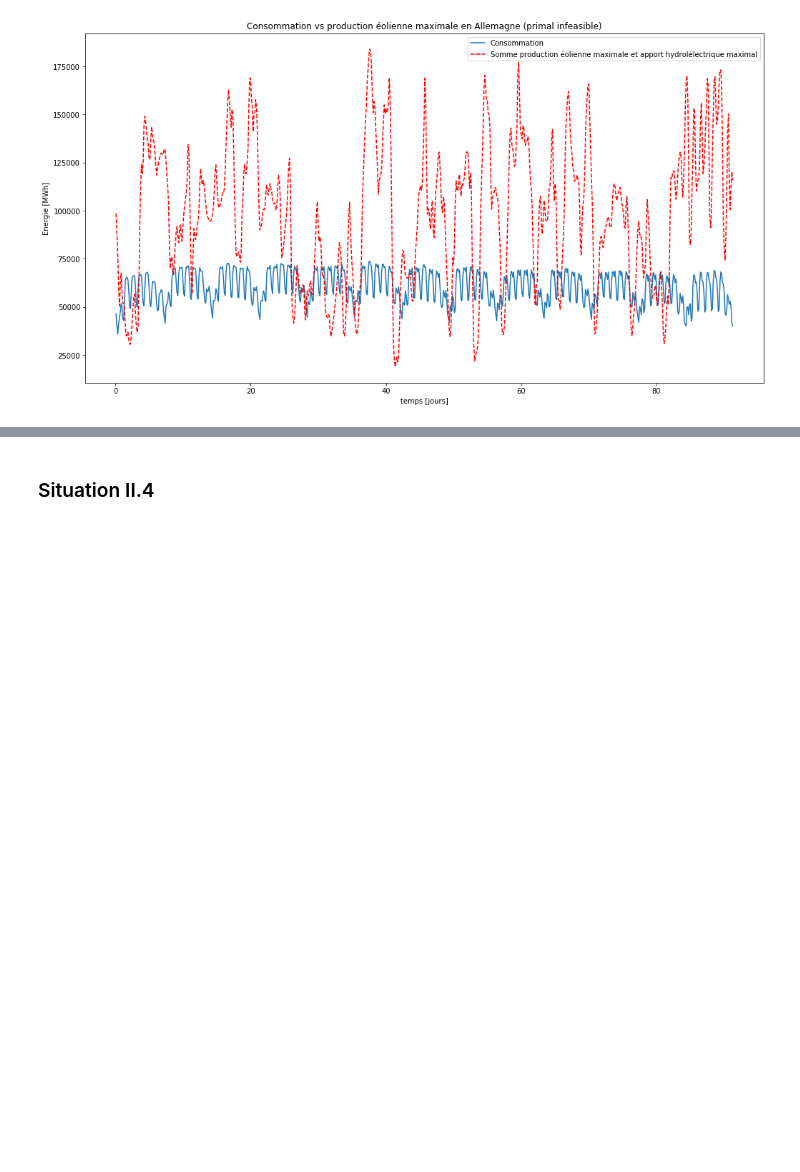
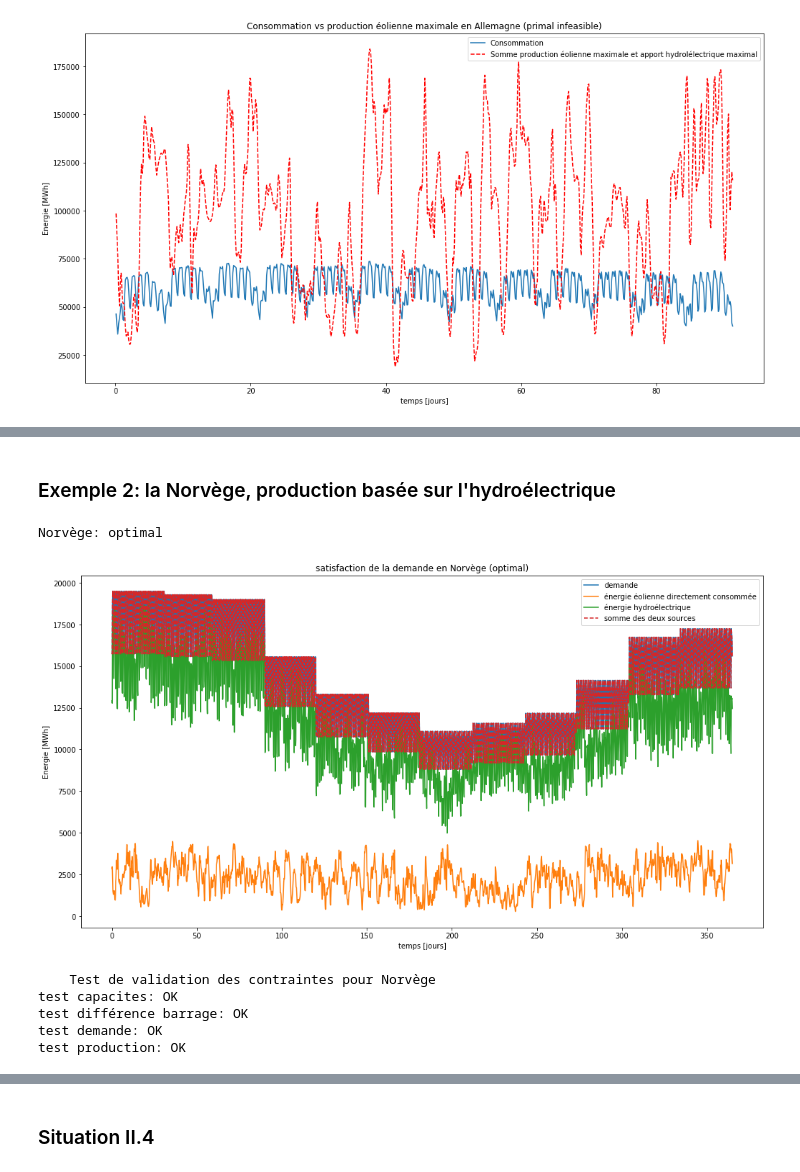
Before and after one commit to Zepp176/Projet_optimisation, a Jupyter notebook: projet_partie2.ipynb, the cells around one changed output, grey strips where cells are left out. Saved outputs shown, nothing was run; the diff lists cells and outputs as text; code cells hidden in the pictures; blank space fills up the shorter version.

```diff
--- a/projet_partie2.ipynb
+++ b/projet_partie2.ipynb
@@ -562,0 +600,31 @@ TODO: Expliquer comment a été calculer la courbe en rouge pointillée et que c
+# %% [markdown]
+### Exemple 2: la Norvège, production basée sur l'hydroélectrique
+# %%
+pays = 'Norvège'
+N = 8760
+T = 3
+
+result, s, t, D, A, R = resolution_prob3(N, T, pays)
+
+X = np.arange(T, N+T, T)
+
+plt.figure(figsize=(17,9))
+plt.plot(X/24, D/T) # Consommations
+plt.plot(X/24, s.primalVariableSolution['E']/T)
+plt.plot(X/24, s.primalVariableSolution['H_d']/T)
+plt.plot(X/24, s.primalVariableSolution['E']/T + s.primalVariableSolution['H_d']/T, '--')
+plt.title('satisfaction de la demande en {} ({})'.format(pays, result))
+plt.legend(['demande', 'énergie éolienne directement consommée', 'énergie hydroélectrique', 'somme des deux sources'])
+plt.xlabel('temps [jours]')
+plt.ylabel('Energie [MWh]')
+plt.show()
+
+test_resultat(pays, s.primalVariableSolution['X'], s.primalVariableSolution['B'], s.primalVariableSolution['H_m'], s.primalVariableSolution['H_d'], s.primalVariableSolution['E'], A, D, R)
+# %% [output]
+Norvège: optimal
+[figure, added]
+    Test de validation des contraintes pour Norvège
+test capacites: OK
+test différence barrage: OK
+test demande: OK
+test production: OK
```
Also changed, not shown: parts of 26 cells of this notebook.
